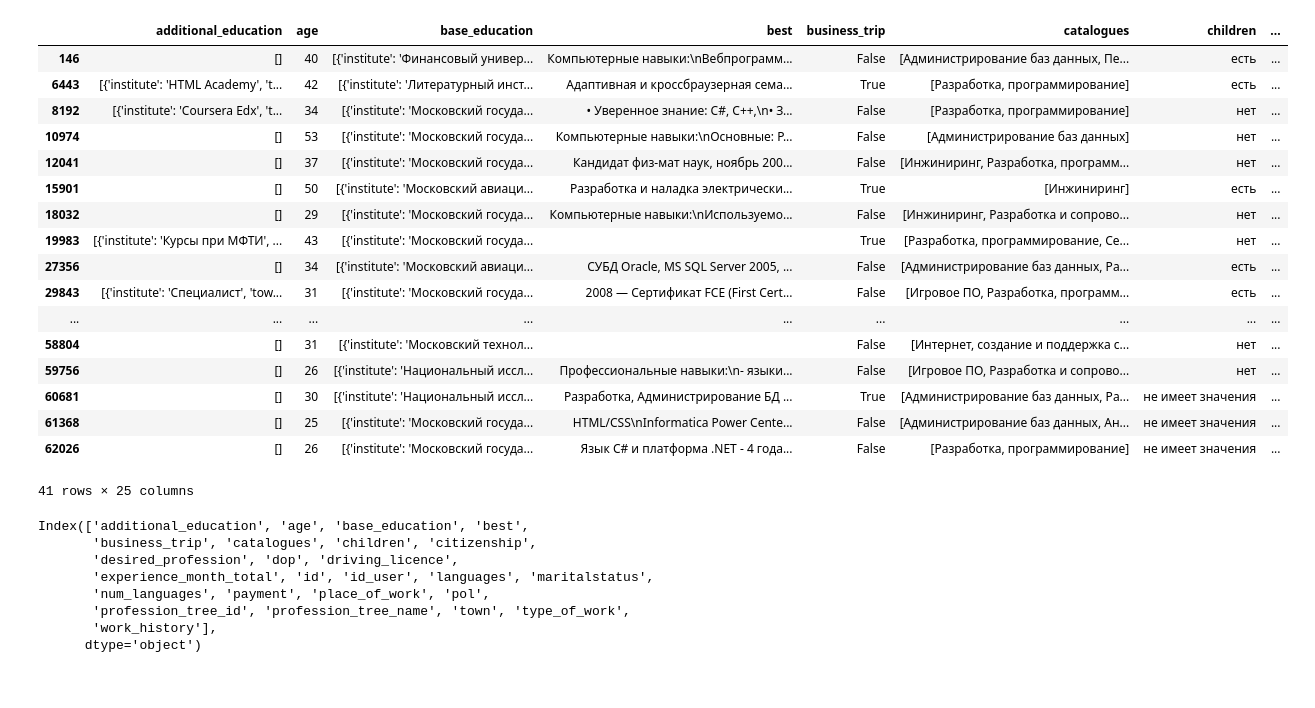
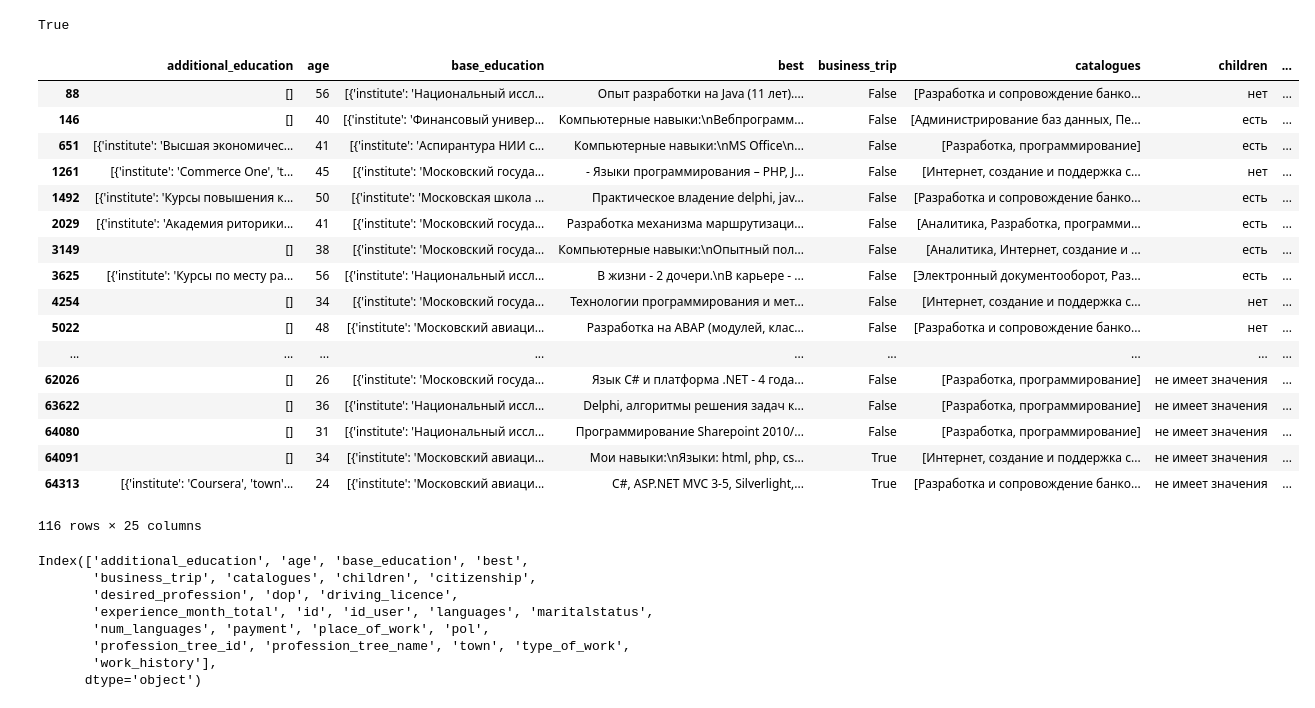
Before and after one commit to Dimography/MatchAndRank, a Jupyter notebook: alena/Untitled.ipynb, the cells around one changed output. Cells and saved outputs as stored; diff of their text form; code cells hidden in the pictures.

```diff
--- a/alena/Untitled.ipynb
+++ b/alena/Untitled.ipynb
@@ -11,27 +11,33 @@ for line in open('../Downloads/resumes.json', 'r'):
 from tqdm import tqdm_notebook
 # %%
 data = json_normalize(data[:len(data)//2])
+# %%
+"200000" >= "100000"
+# %% [output]
+True
+# %%
+data.payment = pandas.to_numeric(data.payment, errors='coerce')
 # %%
-data[data.profession_tree_name  == "Разработчик"][data.payment >= "60000"]
+data[data.profession_tree_name  == "Разработчик"][data.payment >= 60000]
 # %% [output]
 |  | additional_education | age | base_education | best | business_trip | catalogues | children | ... |
+| 88 | [] | 56 | [{'institute': 'Национальный иссл... | Опыт разработки на Java (11 лет).... | False | [Разработка и сопровождение банко... | нет | ... |
 | 146 | [] | 40 | [{'institute': 'Финансовый универ... | Компьютерные навыки:\nВебпрограмм... | False | [Администрирование баз данных, Пе... | есть | ... |
-| 6443 | [{'institute': 'HTML Academy', 't... | 42 | [{'institute': 'Литературный инст... | Адаптивная и кроссбраузерная сема... | True | [Разработка, программирование] | есть | ... |
-| 8192 | [{'institute': 'Coursera Edx', 't... | 34 | [{'institute': 'Московский госуда... | • Уверенное знание: C#, C++,\n• З... | False | [Разработка, программирование] | нет | ... |
-| 10974 | [] | 53 | [{'institute': 'Московский госуда... | Компьютерные навыки:\nОсновные: Р... | False | [Администрирование баз данных] | нет | ... |
-| 12041 | [] | 37 | [{'institute': 'Московский госуда... | Кандидат физ-мат наук, ноябрь 200... | False | [Инжиниринг, Разработка, программ... | нет | ... |
-| 15901 | [] | 50 | [{'institute': 'Московский авиаци... | Разработка и наладка электрически... | True | [Инжиниринг] | есть | ... |
-| 18032 | [] | 29 | [{'institute': 'Московский госуда... | Компьютерные навыки:\nИспользуемо... | False | [Инжиниринг, Разработка и сопрово... | нет | ... |
-| 19983 | [{'institute': 'Курсы при МФТИ', ... | 43 | [{'institute': 'Московский госуда... |  | True | [Разработка, программирование, Се... | нет | ... |
-| 27356 | [] | 34 | [{'institute': 'Московский авиаци... | СУБД Oracle, MS SQL Server 2005, ... | False | [Администрирование баз данных, Ра... | есть | ... |
-| 29843 | [{'institute': 'Специалист', 'tow... | 31 | [{'institute': 'Московский госуда... | 2008 — Сертификат FCE (First Cert... | False | [Игровое ПО, Разработка, программ... | есть | ... |
+| 651 | [{'institute': 'Высшая экономичес... | 41 | [{'institute': 'Аспирантура НИИ с... | Компьютерные навыки:\nMS Office\n... | False | [Разработка, программирование] | есть | ... |
+| 1261 | [{'institute': 'Commerce One', 't... | 45 | [{'institute': 'Московский госуда... | - Языки программирования – PHP, J... | False | [Интернет, создание и поддержка с... | нет | ... |
+| 1492 | [{'institute': 'Курсы повышения к... | 50 | [{'institute': 'Московская школа ... | Практическое владение delphi, jav... | False | [Разработка и сопровождение банко... | есть | ... |
+| 2029 | [{'institute': 'Академия риторики... | 41 | [{'institute': 'Московский госуда... | Разработка механизма маршрутизаци... | False | [Аналитика, Разработка, программи... | есть | ... |
+| 3149 | [] | 38 | [{'institute': 'Московский госуда... | Компьютерные навыки:\nОпытный пол... | False | [Аналитика, Интернет, создание и ... | есть | ... |
+| 3625 | [{'institute': 'Курсы по месту ра... | 56 | [{'institute': 'Национальный иссл... | В жизни - 2 дочери.\nВ карьере - ... | False | [Электронный документооборот, Раз... | есть | ... |
+| 4254 | [] | 34 | [{'institute': 'Московский госуда... | Технологии программирования и мет... | False | [Интернет, создание и поддержка с... | нет | ... |
+| 5022 | [] | 48 | [{'institute': 'Московский авиаци... | Разработка на ABAP (модулей, клас... | False | [Разработка и сопровождение банко... | нет | ... |
 | ... | ... | ... | ... | ... | ... | ... | ... | ... |
-| 58804 | [] | 31 | [{'institute': 'Московский технол... |  | False | [Интернет, создание и поддержка с... | нет | ... |
-| 59756 | [] | 26 | [{'institute': 'Национальный иссл... | Профессиональные навыки:\n- языки... | False | [Игровое ПО, Разработка и сопрово... | нет | ... |
-| 60681 | [] | 30 | [{'institute': 'Национальный иссл... | Разработка, Администрирование БД ... | True | [Администрирование баз данных, Ра... | не имеет значения | ... |
-| 61368 | [] | 25 | [{'institute': 'Московский госуда... | HTML/CSS\nInformatica Power Cente... | False | [Администрирование баз данных, Ан... | не имеет значения | ... |
 | 62026 | [] | 26 | [{'institute': 'Московский госуда... | Язык C# и платформа .NET - 4 года... | False | [Разработка, программирование] | не имеет значения | ... |
+| 63622 | [] | 36 | [{'institute': 'Национальный иссл... | Delphi, алгоритмы решения задач к... | False | [Разработка, программирование] | не имеет значения | ... |
+| 64080 | [] | 31 | [{'institute': 'Национальный иссл... | Программирование Sharepoint 2010/... | False | [Разработка, программирование] | не имеет значения | ... |
+| 64091 | [] | 34 | [{'institute': 'Московский авиаци... | Мои навыки:\nЯзыки: html, php, cs... | True | [Интернет, создание и поддержка с... | не имеет значения | ... |
+| 64313 | [{'institute': 'Coursera', 'town'... | 24 | [{'institute': 'Московский авиаци... | C#, ASP.NET MVC 3-5, Silverlight,... | True | [Разработка и сопровождение банко... | не имеет значения | ... |
-41 rows × 25 columns
+116 rows × 25 columns
 # %%
 pandas.DataFrame.col
 # %%
```
Also changed, not shown: 1 other file.
